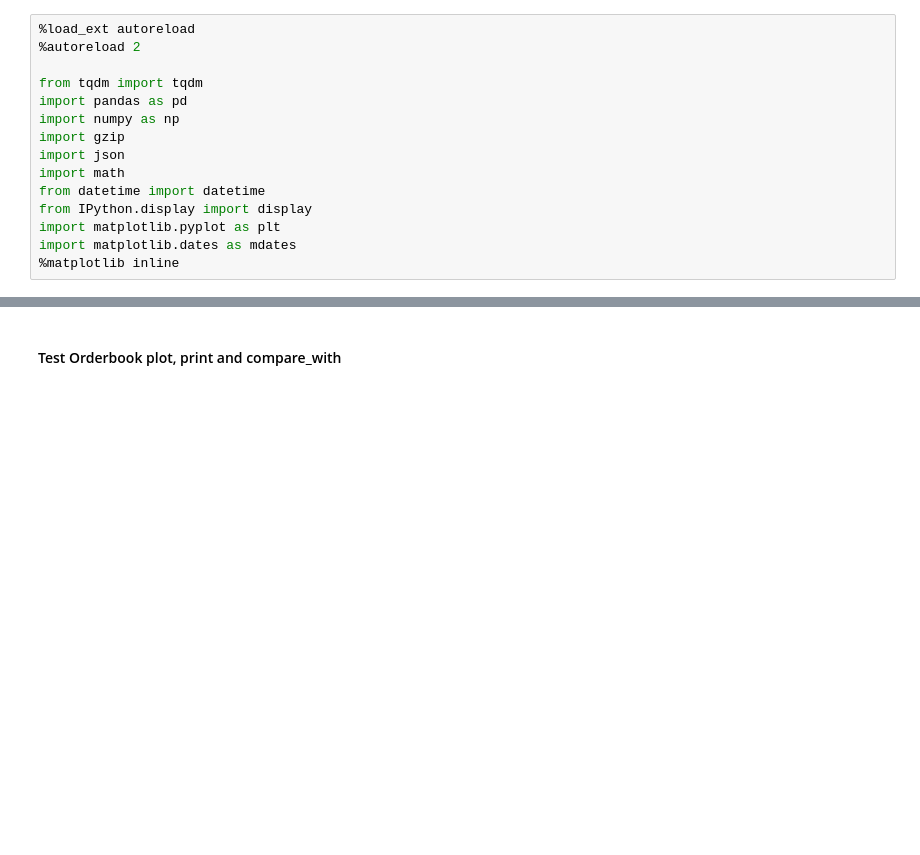
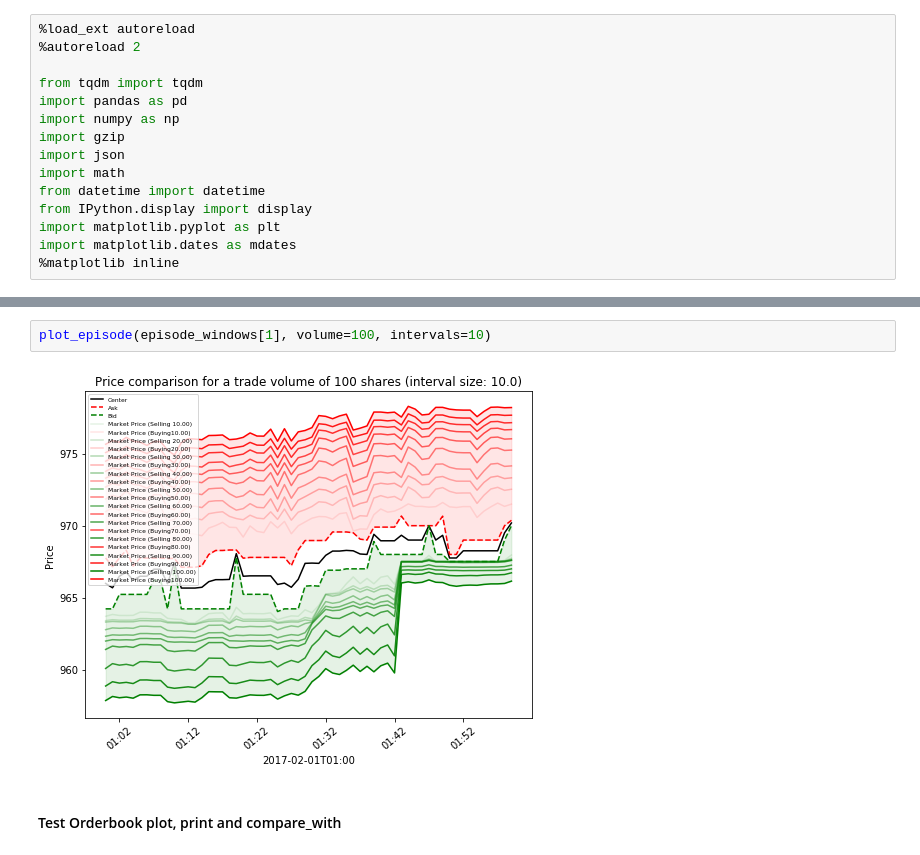
Before and after one commit to axelperschmann/orderbook_agent, a Jupyter notebook: 1_version2/notebooks/2_test_orderbookTrader.ipynb, the cells around one changed output, grey strips where cells are left out. Cells and saved outputs as stored; diff of their text form; blank space fills up the shorter version.

```diff
--- a/1_version2/notebooks/2_test_orderbookTrader.ipynb
+++ b/1_version2/notebooks/2_test_orderbookTrader.ipynb
@@ -25,3 +41,7 @@ Loaded 120 orderbooks from file '3000orderbooks'.
+# %%
+plot_episode(episode_windows[1], volume=100, intervals=10)
+# %% [output]
+[figure, added]
 # %% [markdown]
 #### Test Orderbook plot, print and compare_with
 # %%
```
Also changed, not shown: parts of 15 cells of this notebook, 3 other files.
